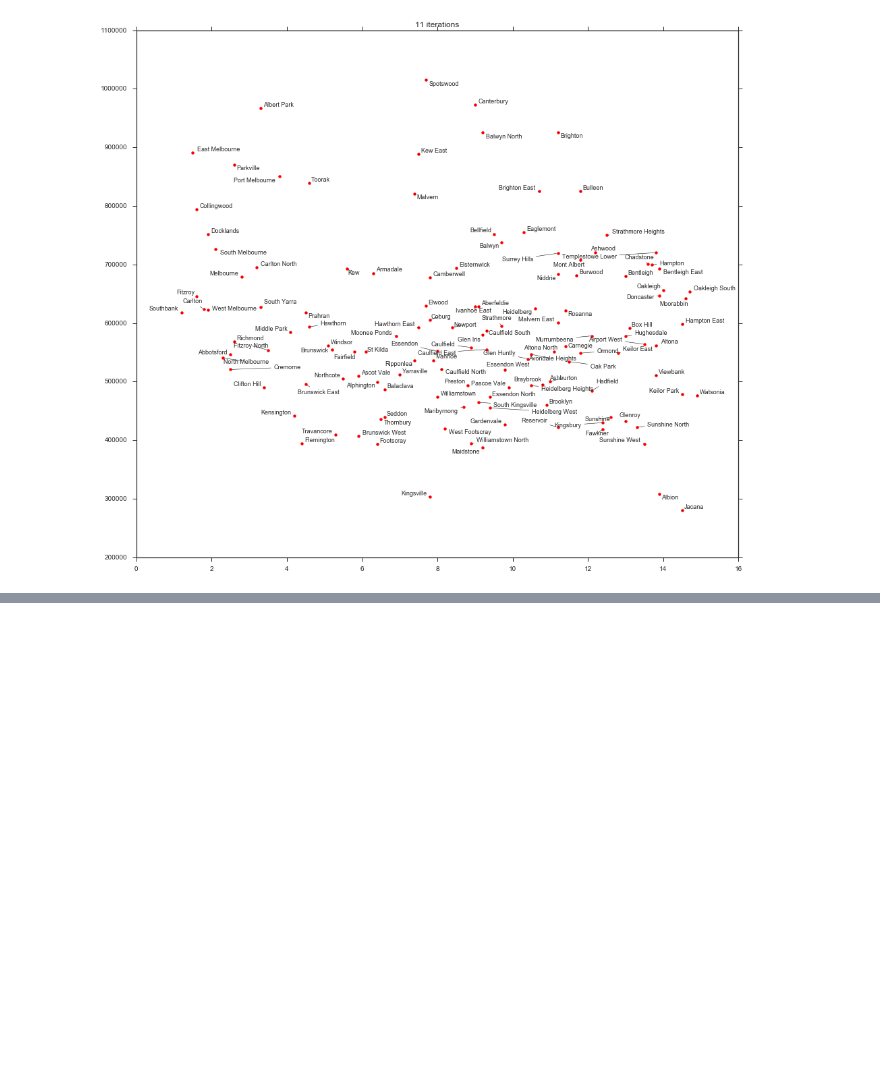
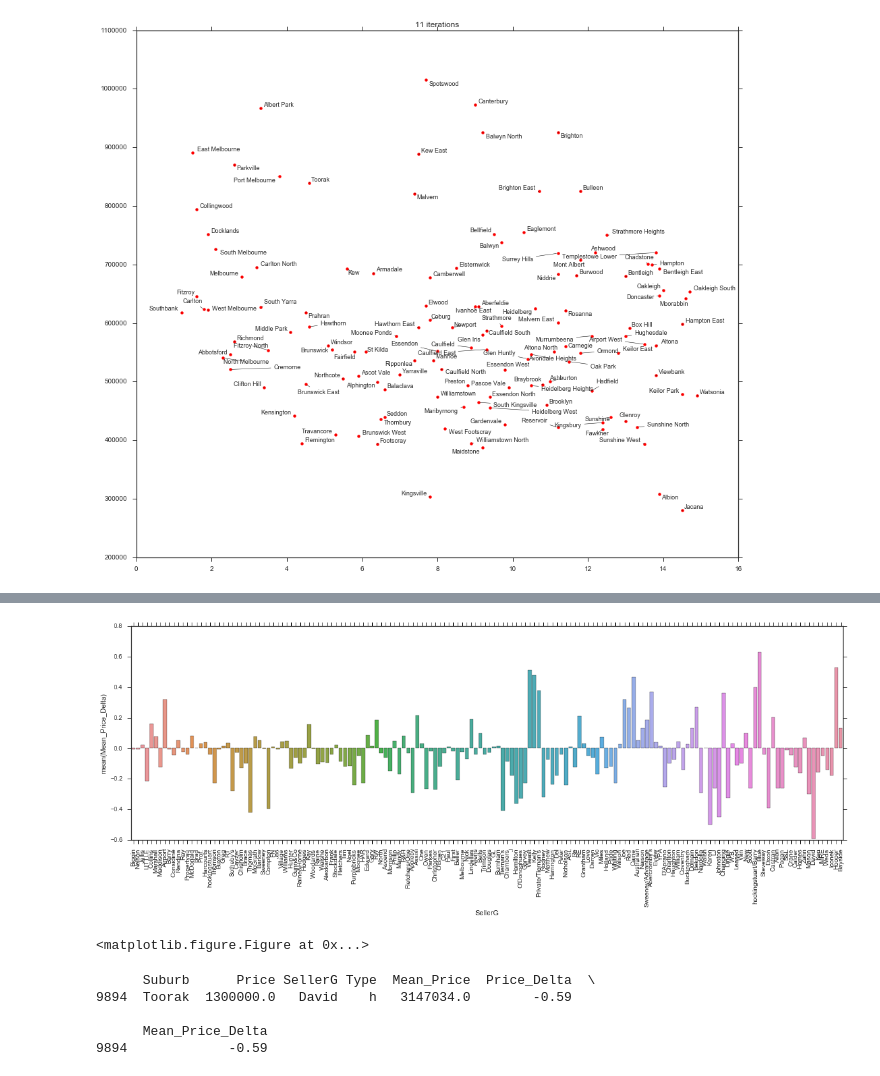
Before and after one commit to bencxs/melbourne-housing-market, a Jupyter notebook: 0_extract_and_data_viz.ipynb, the cells around one changed output, grey strips where cells are left out. Cells and saved outputs as stored; diff of their text form; code cells hidden in the pictures; blank space fills up the shorter version.

Commit message:
feat: Add seller analysis

```diff
--- a/0_extract_and_data_viz.ipynb
+++ b/0_extract_and_data_viz.ipynb
@@ -553,0 +558,10 @@ _ = plot_suburb_pd()
+# %%
+sg = df1[['Suburb','Price','SellerG', 'Type']]
+sg1 = sg[sg["Type"] == "h"]
+sg1['Mean_Price'] = sg1['Price'].groupby(sg1['Suburb']).transform('mean')
+sg1 = sg1.round({'Mean_Price': 0})
+sg1['Price_Delta'] = (sg1['Price'] - sg1['Mean_Price']) / sg1['Mean_Price']
+sg1 = sg1.round({'Price_Delta': 2})
+sg1['Mean_Price_Delta'] = sg1['Price_Delta'].groupby(sg1['SellerG']).transform('mean')
+sg1 = sg1.round({'Mean_Price_Delta': 3})
+print(sg1.head())
@@ -553,0 +587,17 @@ _ = plot_suburb_pd()
+# %%
+plt.figure(figsize=(20, 6))
+ax = sns.barplot(x="SellerG", y="Mean_Price_Delta", data=sg1)
+plt.setp(ax.get_xticklabels(), rotation=90)
+plt.show()
+# %% [output]
+[figure, added]
+<matplotlib.figure.Figure at 0x...>
+# %%
+sel = sg1[sg1["SellerG"] == "David"]
+print(sel.head())
+# %% [output]
+      Suburb      Price SellerG Type  Mean_Price  Price_Delta  \
+9894  Toorak  1300000.0   David    h   3147034.0        -0.59
+
+      Mean_Price_Delta
+9894             -0.59
```
Also changed, not shown: parts of 11 cells of this notebook.
